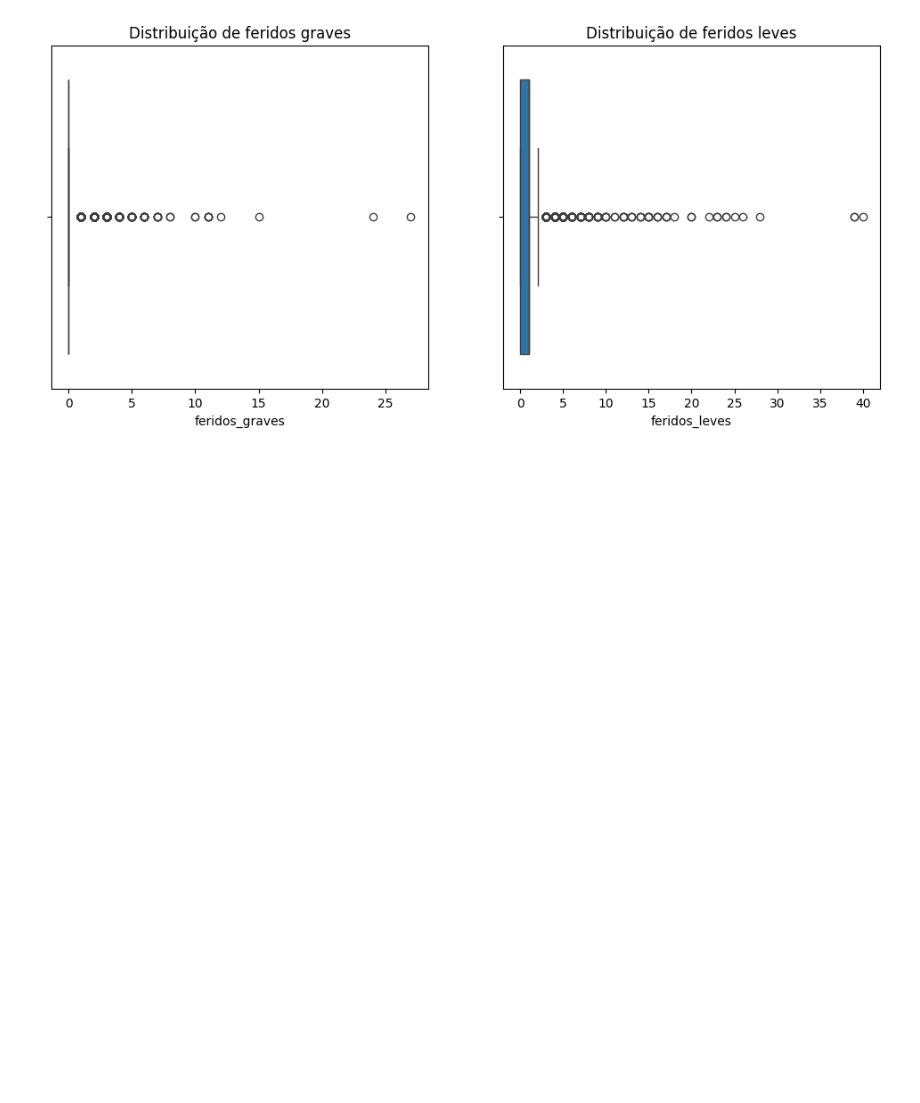
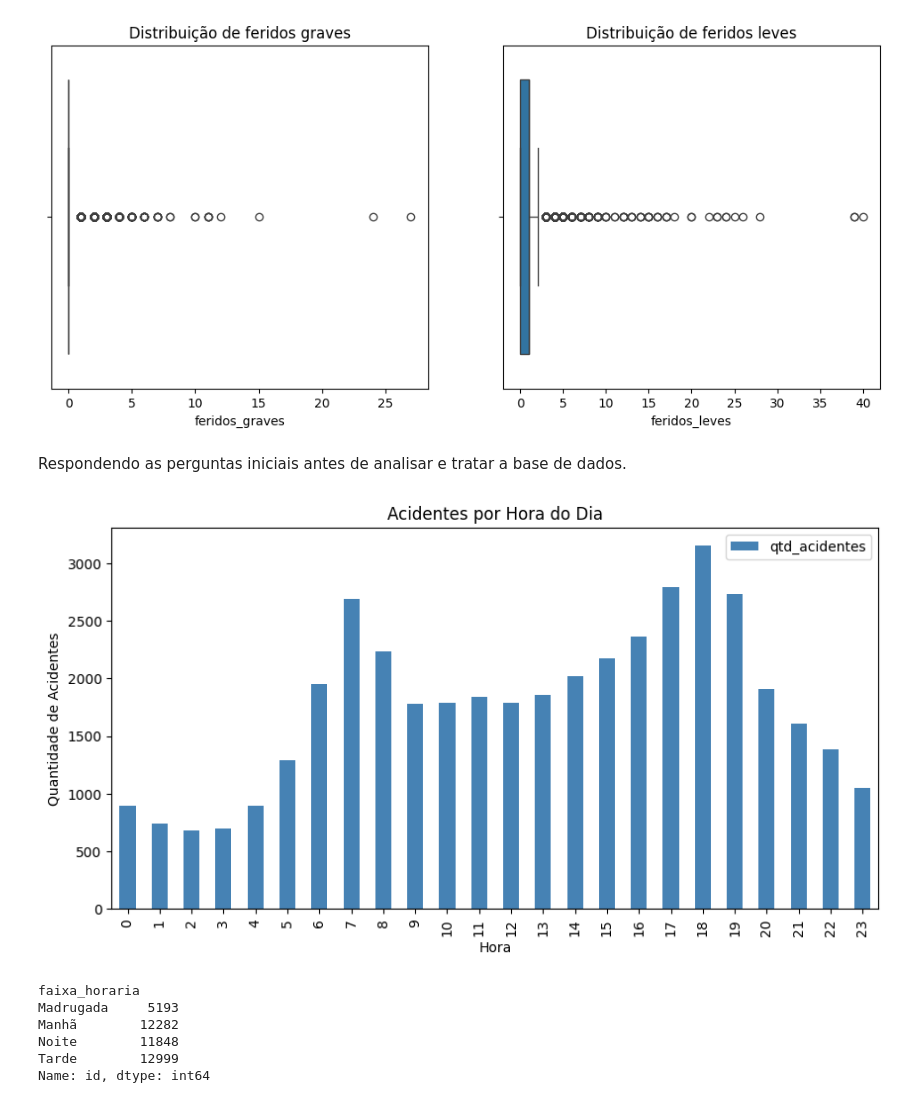
Before and after one commit to CristianeSMarques/Projeto-Final---Grupo-3---Cinthia-Cristiane-e-Douglas, a Jupyter notebook: Projeto.ipynb, the cells around one changed output. Drawn from its saved outputs; the diff is of its cells as text; code cells hidden in the pictures; blank space fills up the shorter version.

```diff
--- a/Projeto.ipynb
+++ b/Projeto.ipynb
@@ -293,3 +294,32 @@ plt.title('Distribuição de feridos leves')
 plt.show()
 # %% [output]
 [figure]
+# %% [markdown]
+Respondendo as perguntas iniciais antes de analisar e tratar a base de dados.
+# %%
+# Pergunta 1 – Horários com maior número de acidentes
+
+# Agrupamento por hora
+acidentes_por_hora = tabela.groupby('hora').agg({'id':'count'}).rename(columns={'id':'qtd_acidentes'})
+acidentes_por_hora.plot(kind='bar', figsize=(10,5), color='steelblue')
+plt.title("Acidentes por Hora do Dia")
+plt.xlabel("Hora")
+plt.ylabel("Quantidade de Acidentes")
+plt.show()
+
+# Complemento (Merge) – adicionando faixas horárias
+faixas = pd.DataFrame({
+    'hora': range(0,24),
+    'faixa_horaria': ['Madrugada']*6 + ['Manhã']*6 + ['Tarde']*6 + ['Noite']*6
+})
+tabela = tabela.merge(faixas, on='hora')
+
+print(tabela.groupby('faixa_horaria')['id'].count())
+# %% [output]
+[figure, added]
+faixa_horaria
+Madrugada     5193
+Manhã        12282
+Noite        11848
+Tarde        12999
+Name: id, dtype: int64
```
Also changed, not shown: parts of 7 cells of this notebook, 1 other file.
